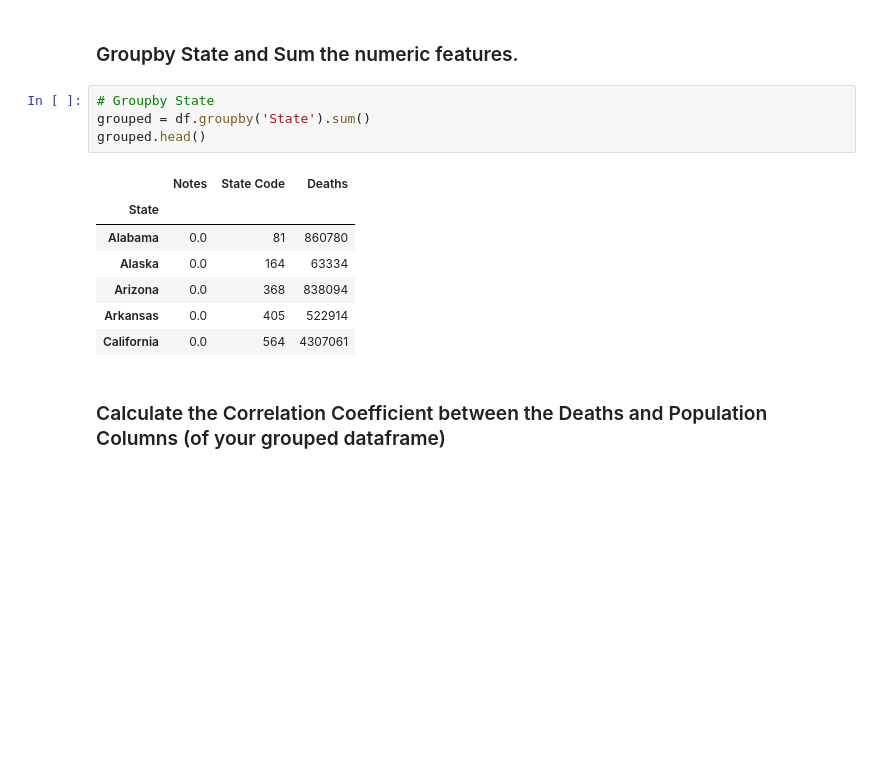
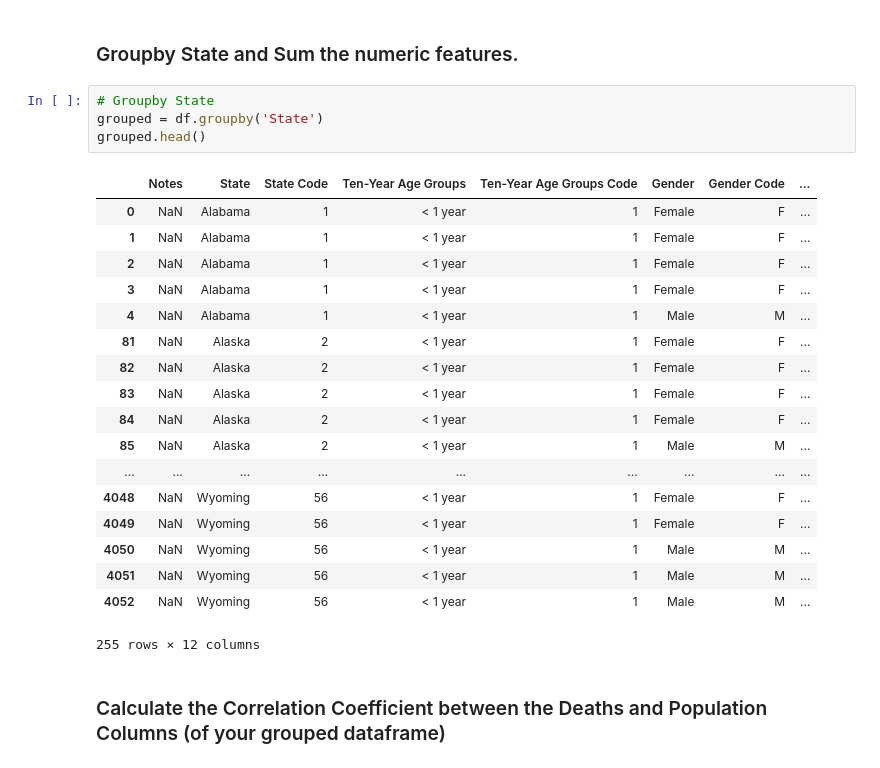
Before and after one commit to JoeGanser/ds-skills-correlation-iteration-qa-internal, a Jupyter notebook: index.ipynb, the cells around one changed output. Saved outputs shown, nothing was run; the diff lists cells and outputs as text; blank space fills up the shorter version.

```diff
--- a/index.ipynb
+++ b/index.ipynb
@@ -18,16 +18,27 @@ df.head()
 ### Groupby State and Sum the numeric features.
 # %%
 # Groupby State
-grouped = df.groupby('State').sum()
+grouped = df.groupby('State')
 grouped.head()
 # %% [output]
-|  | Notes | State Code | Deaths |
-| State |  |  |  |
-| Alabama | 0.0 | 81 | 860780 |
-| Alaska | 0.0 | 164 | 63334 |
-| Arizona | 0.0 | 368 | 838094 |
-| Arkansas | 0.0 | 405 | 522914 |
-| California | 0.0 | 564 | 4307061 |
+|  | Notes | State | State Code | Ten-Year Age Groups | Ten-Year Age Groups Code | Gender | Gender Code | ... |
+| 0 | NaN | Alabama | 1 | < 1 year | 1 | Female | F | ... |
+| 1 | NaN | Alabama | 1 | < 1 year | 1 | Female | F | ... |
+| 2 | NaN | Alabama | 1 | < 1 year | 1 | Female | F | ... |
+| 3 | NaN | Alabama | 1 | < 1 year | 1 | Female | F | ... |
+| 4 | NaN | Alabama | 1 | < 1 year | 1 | Male | M | ... |
+| 81 | NaN | Alaska | 2 | < 1 year | 1 | Female | F | ... |
+| 82 | NaN | Alaska | 2 | < 1 year | 1 | Female | F | ... |
+| 83 | NaN | Alaska | 2 | < 1 year | 1 | Female | F | ... |
+| 84 | NaN | Alaska | 2 | < 1 year | 1 | Female | F | ... |
+| 85 | NaN | Alaska | 2 | < 1 year | 1 | Male | M | ... |
+| ... | ... | ... | ... | ... | ... | ... | ... | ... |
+| 4048 | NaN | Wyoming | 56 | < 1 year | 1 | Female | F | ... |
+| 4049 | NaN | Wyoming | 56 | < 1 year | 1 | Female | F | ... |
+| 4050 | NaN | Wyoming | 56 | < 1 year | 1 | Male | M | ... |
+| 4051 | NaN | Wyoming | 56 | < 1 year | 1 | Male | M | ... |
+| 4052 | NaN | Wyoming | 56 | < 1 year | 1 | Male | M | ... |
+255 rows × 12 columns
 # %% [markdown]
 ### Calculate the Correlation Coefficient between the Deaths and Population Columns (of your grouped dataframe)
 # %%
```
